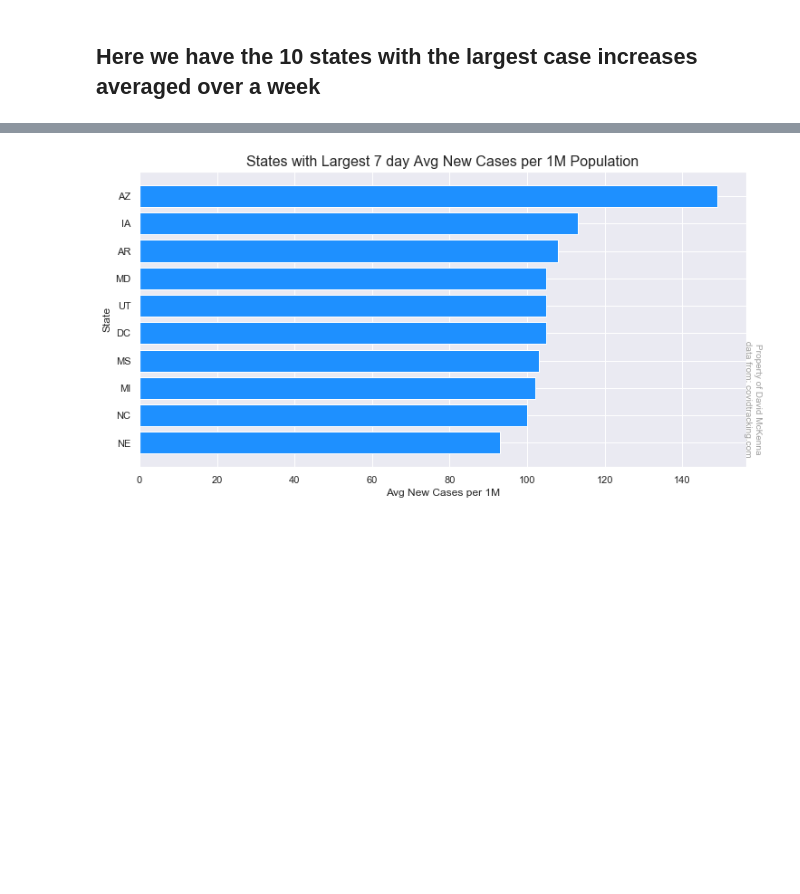
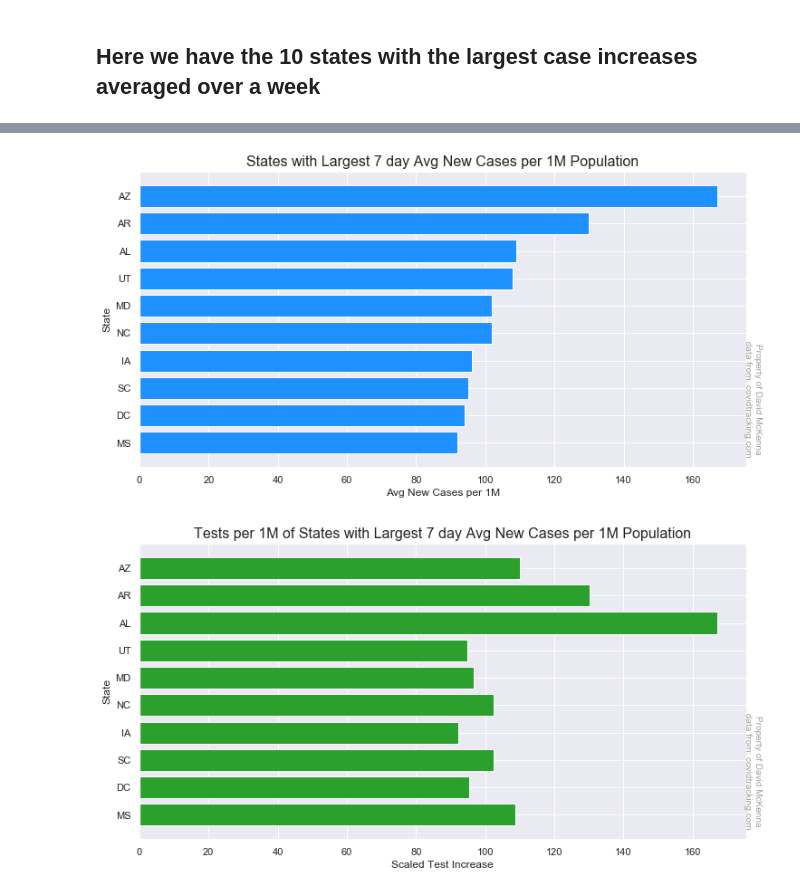
Before and after one commit to Stripling07/UT_COVID, a Jupyter notebook: COVID_NB.ipynb, the cells around one changed output, grey strips where cells are left out. Cells and saved outputs as stored; diff of their text form; code cells hidden in the pictures; blank space fills up the shorter version.

Commit message:
added 7-day avg per capita tests of 10 highest 7-day avg  per capita cases

```diff
--- a/COVID_NB.ipynb
+++ b/COVID_NB.ipynb
@@ -578,7 +594,7 @@ states = {
         'WY': '.Wyoming'
 }
 # %%
-df_1 = df[['state','date','positiveIncrease','deathIncrease']].reset_index()
+df_1 = df[['state','date','positiveIncrease','deathIncrease','totalTestResultsIncrease']].reset_index()
 df_1['full'] = df_1['state'].map(states)
 # %%
 df_pop = pd.merge(df_1,pop, left_on='full',right_on='State')
@@ -591,3 +607,4 @@ df_pop.set_index(['state','date_mod'],inplace=True)
 df_pop.sort_index(inplace=True)
 df_pop['date_ordinal'] = pd.to_datetime(df_1['date']).apply(lambda date: date.toordinal())
 df_pop['PosIncScaled'] = df_pop['positiveIncrease'] / (df_pop['2019']/1000000)
+df_pop['TestIncScaled'] = df_pop['totalTestResultsIncrease'] / (df_pop['2019']/1000000)
@@ -594,16 +614,38 @@ df_pop['PosIncScaled'] = df_pop['positiveIncrease'] / (df_pop['2019']/1000000)
 # %%
 df_pop['PosDiffScaled'] = df_pop.groupby(level='state')['PosIncScaled'].apply(lambda x: (x.rolling(7).mean()))
-
+df_pop['TestIncScaled'] = df_pop.groupby(level='state')['PosIncScaled'].apply(lambda x: (x.rolling(7).mean()))
 largest = df_pop[df_pop['date']==today]['PosDiffScaled'].nlargest(10).astype(int)
 fig, ax = plt.subplots(figsize = (12,6))
 watermark()
 
 df_2 = pd.DataFrame(largest).reset_index().sort_index(ascending=False)
 plt.barh(df_2.state,df_2.PosDiffScaled,color = 'dodgerblue')
 plt.title('States with Largest 7 day Avg New Cases per 1M Population', fontsize=16)
 plt.ylabel('State')
 plt.xlabel('Avg New Cases per 1M')
-#plt.savefig('Top_Ten_Increase.png')
+plt.savefig('Top_Ten_Increase.png')
 plt.show()
+states = list(df_2.state)
+
+l = df_pop[df_pop['date']==today]
+l.reset_index(inplace=True)
+l = l[l['state'].isin(states)]
+
+df_2 = pd.DataFrame(l).reset_index().sort_index(ascending=False)
+df_2.set_index('state')
+df_2.reindex(states)
+
+fig, ax = plt.subplots(figsize = (12,6))
+watermark()
+
+
+plt.barh(df_2.state,df_2.TestIncScaled, color = 'tab:green')
+plt.title('Tests per 1M of States with Largest 7 day Avg New Cases per 1M Population', fontsize=16)
+plt.ylabel('State')
+plt.xlabel('Scaled Test Increase')
+ax.set_yticklabels(states)
+plt.savefig('Top_Ten_Increase_tests.png')
+plt.show()
 # %% [output]
-[figure, old version]
+[figure, new version]
+[figure, added]
```
Also changed, not shown: parts of 14 cells of this notebook, 4 other files.
